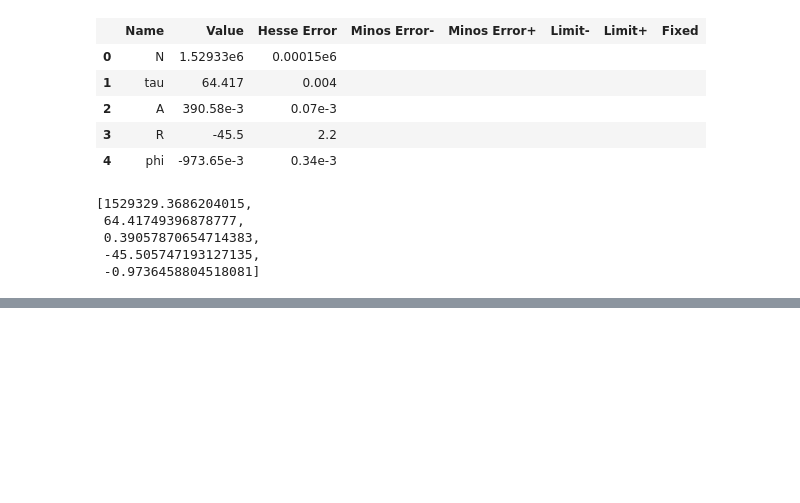
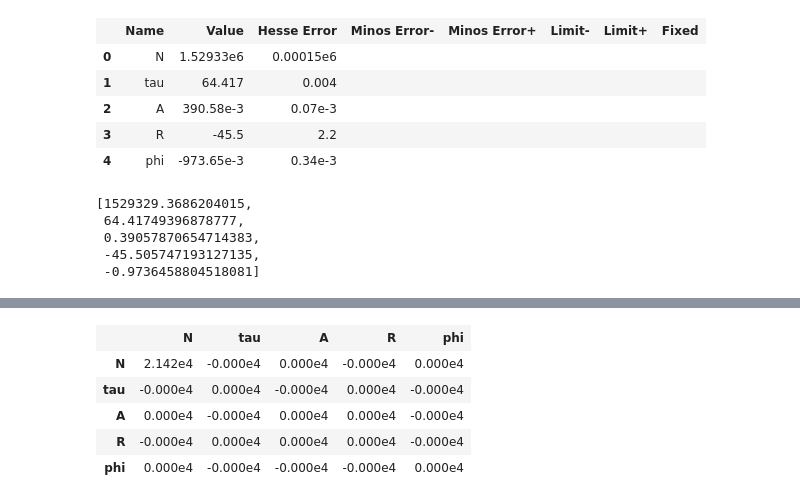
Before and after one commit to jlabounty/g2fit, a Jupyter notebook: fitting/g-2_minuit.ipynb, the cells around one changed output, grey strips where cells are left out. Cells and saved outputs as stored; diff of their text form; code cells hidden in the pictures; blank space fills up the shorter version.

```diff
--- a/fitting/g-2_minuit.ipynb
+++ b/fitting/g-2_minuit.ipynb
@@ -158,0 +165,9 @@ p: [1529329.3686204015, 64.41749396878777, 0.39057870654714383, -45.505747193127
+# %%
+m.matrix()
+# %% [output]
+|  | N | tau | A | R | phi |
+| N | 2.142e4 | -0.000e4 | 0.000e4 | -0.000e4 | 0.000e4 |
+| tau | -0.000e4 | 0.000e4 | -0.000e4 | 0.000e4 | -0.000e4 |
+| A | 0.000e4 | -0.000e4 | 0.000e4 | 0.000e4 | -0.000e4 |
+| R | -0.000e4 | 0.000e4 | 0.000e4 | 0.000e4 | -0.000e4 |
+| phi | 0.000e4 | -0.000e4 | -0.000e4 | -0.000e4 | 0.000e4 |
```
Also changed, not shown: parts of 13 cells of this notebook, 3 other files.
